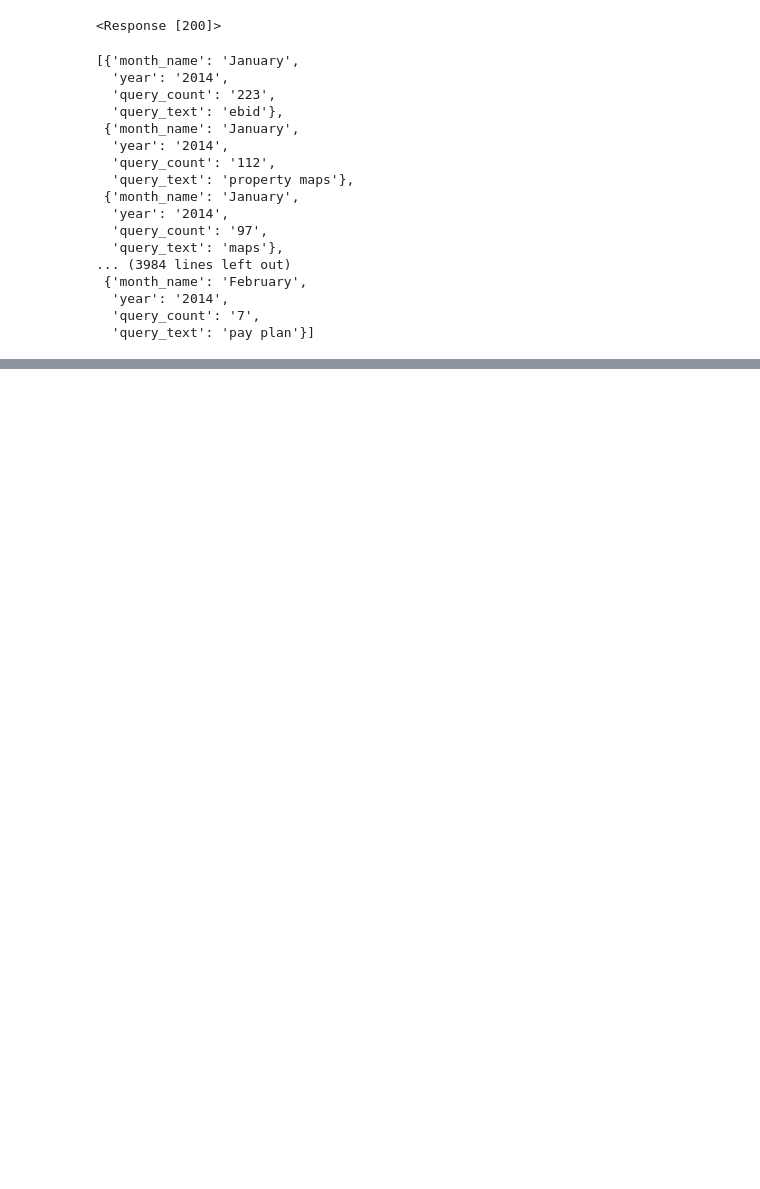
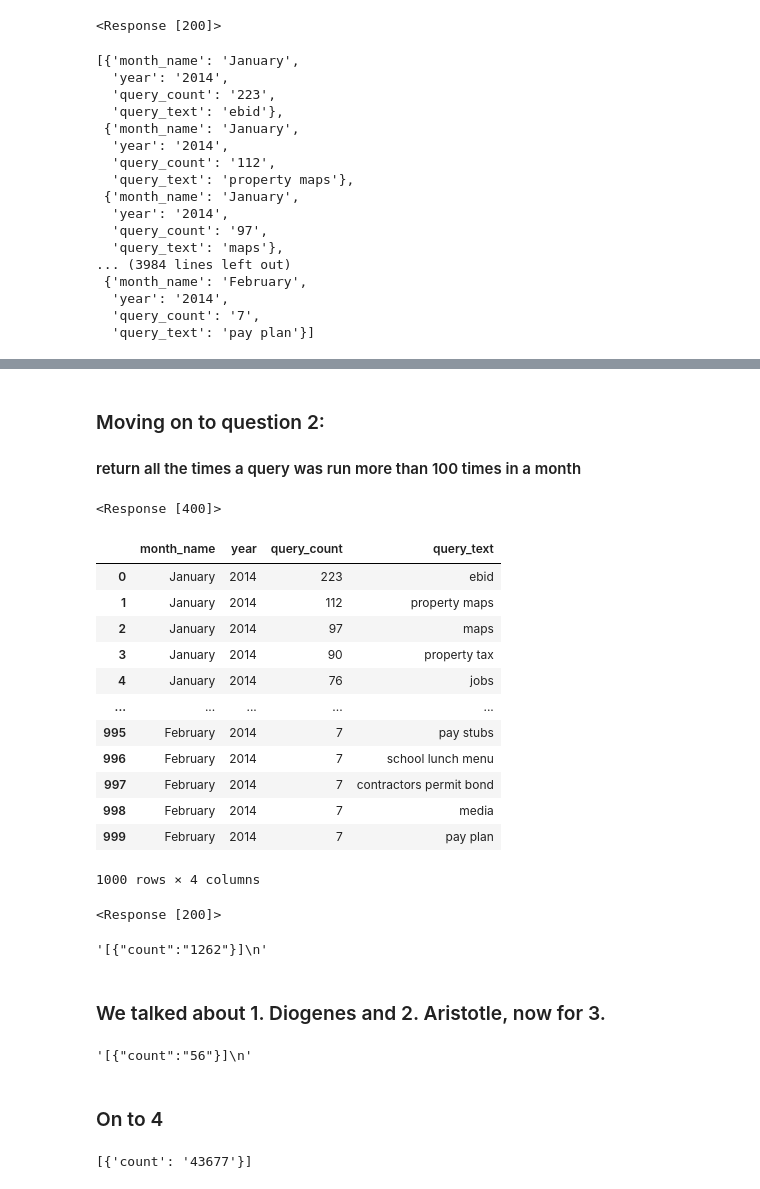
Before and after one commit to Cuiweiyi/socrata-api-Cuiweiyi, a Jupyter notebook: notebook/Socrata_Methods(sans_the_Hemlock).ipynb, the cells around one changed output, grey strips where cells are left out. Cells and saved outputs as stored; diff of their text form; code cells hidden in the pictures; blank space fills up the shorter version.

```diff
--- a/notebook/Socrata_Methods(sans_the_Hemlock).ipynb
+++ b/notebook/Socrata_Methods(sans_the_Hemlock).ipynb
@@ -45,0 +74,3 @@ bipedal_nonfeathered_being= res.get(Diogenes, params=params)
+# %% [markdown]
+### Moving on to question 2:
+#### return all the times a query was run more than 100 times in a month
@@ -45,0 +81,22 @@ bipedal_nonfeathered_being= res.get(Diogenes, params=params)
+# %%
+more_than_100 = requests.get(Diogenes, params=Athens)
+more_than_100
+# %% [output]
+<Response [400]>
+# %%
+df = pd.read_json(Diogenes)
+df
+# %% [output]
+|  | month_name | year | query_count | query_text |
+| 0 | January | 2014 | 223 | ebid |
+| 1 | January | 2014 | 112 | property maps |
+| 2 | January | 2014 | 97 | maps |
+| 3 | January | 2014 | 90 | property tax |
+| 4 | January | 2014 | 76 | jobs |
+| ... | ... | ... | ... | ... |
+| 995 | February | 2014 | 7 | pay stubs |
+| 996 | February | 2014 | 7 | school lunch menu |
+| 997 | February | 2014 | 7 | contractors permit bond |
+| 998 | February | 2014 | 7 | media |
+| 999 | February | 2014 | 7 | pay plan |
+1000 rows × 4 columns
@@ -45,0 +106,24 @@ bipedal_nonfeathered_being= res.get(Diogenes, params=params)
+# %%
+Athens
+# %% [output]
+<Response [200]>
+# %%
+Athens.text
+# %% [output]
+'[{"count":"1262"}]\n'
+# %% [markdown]
+### We talked about 1. Diogenes and 2. Aristotle, now for 3.
+# %%
+Plato = 'https://data.nashville.gov/resource/fuaa-r5cm.json?$select=count(*)&$where=query_count > 100&query_text=codes'
+ethics=requests.get(Plato)
+ethics.text
+# %% [output]
+'[{"count":"56"}]\n'
+# %% [markdown]
+### On to 4
+# %%
+question_everything='https://data.nashville.gov/resource/fuaa-r5cm.json?$select=count(*)'    # The Host Name for the API endpoint (the https:// part will be added automatically)
+the_method=requests.get(question_everything)
+the_method.json()
+# %% [output]
+[{'count': '43677'}]
```
Also changed, not shown: parts of 12 cells of this notebook.
